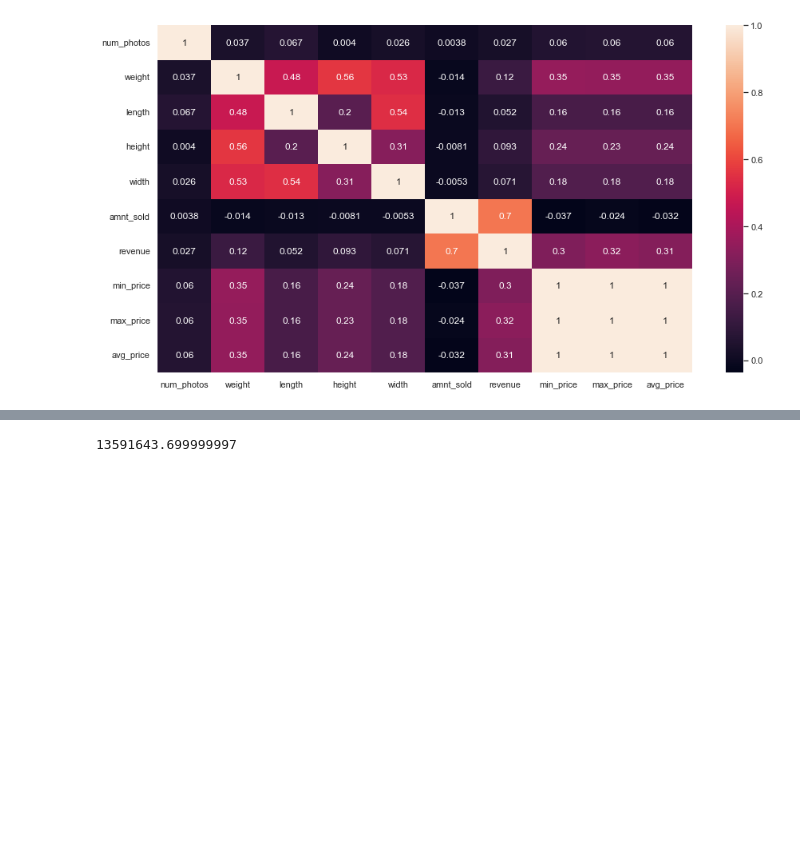
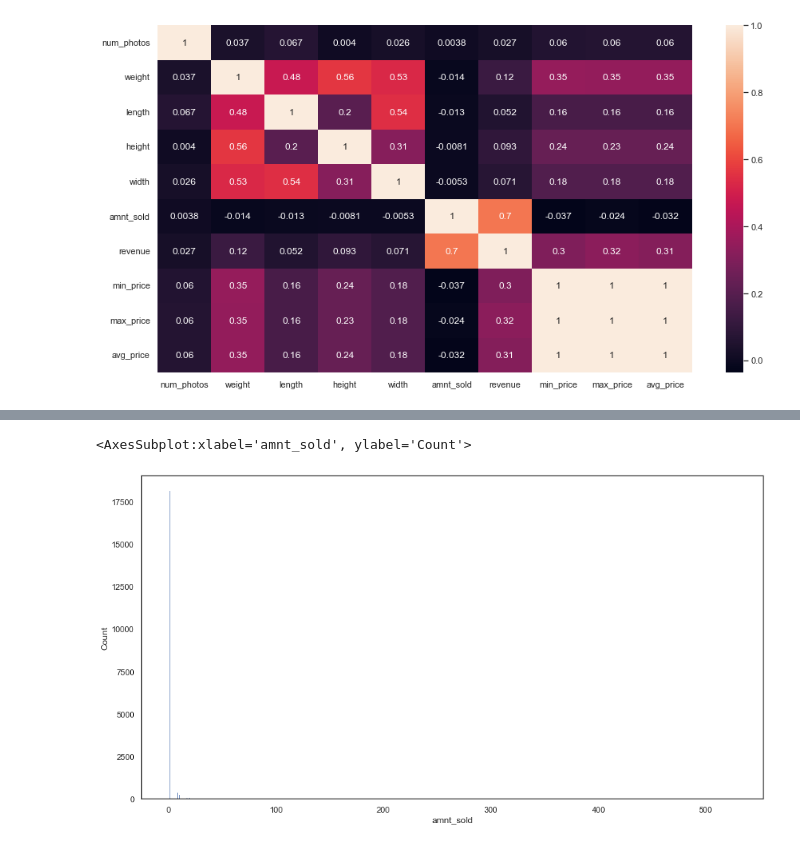
Before and after one commit to baileywolkoff/Olist-Recommender-System, a Jupyter notebook: Python/ProductsAnalysis.ipynb, the cells around one changed output, grey strips where cells are left out. Cells and saved outputs as stored; diff of their text form; code cells hidden in the pictures; blank space fills up the shorter version.

```diff
--- a/Python/ProductsAnalysis.ipynb
+++ b/Python/ProductsAnalysis.ipynb
@@ -610,4 +505,7 @@ df.head()
-# %%
-df.revenue.sum()
-# %% [output]
-13591643.699999997
+# %%
+# Checking Distribution of the Amount Sold
+plt.figure(figsize=(15,8))
+sns.histplot(products['amnt_sold'])
+# %% [output]
+<AxesSubplot:xlabel='amnt_sold', ylabel='Count'>
+[figure, added]
```
Also changed, not shown: parts of 13 cells of this notebook, 3 other files.
